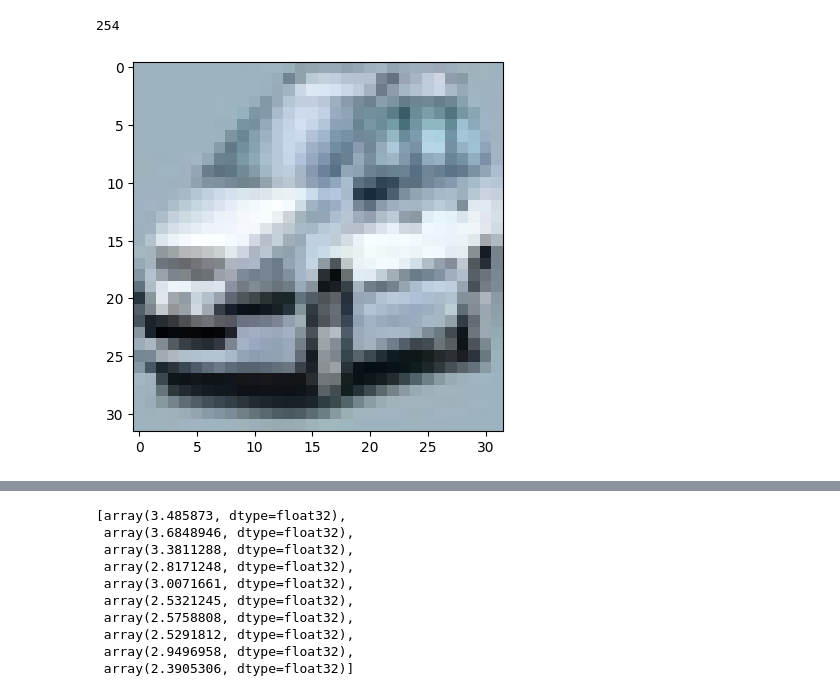
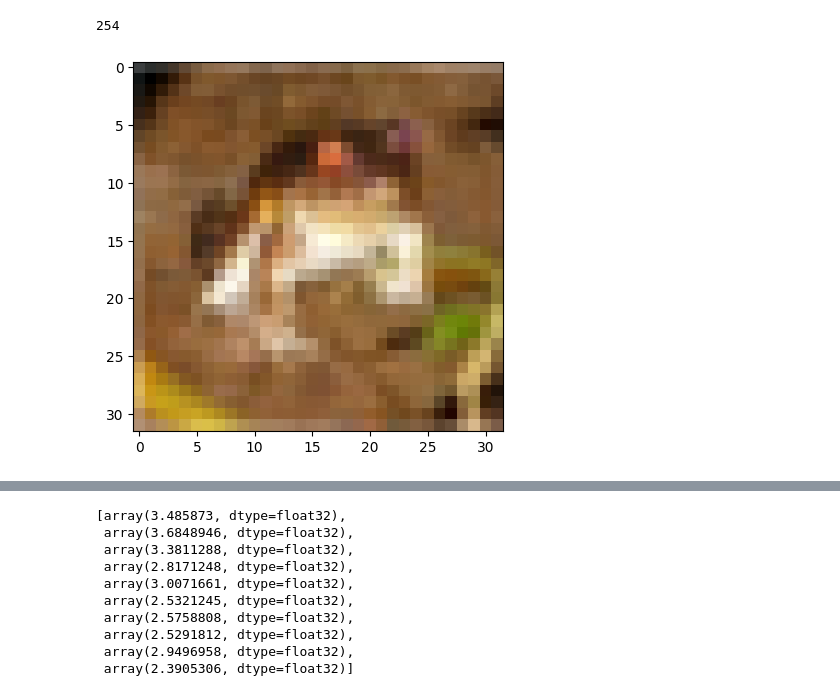
Before and after one commit to PhillzMike/ConvNetDotPY, a Jupyter notebook: ConvNetDot_Notebook.ipynb, the cells around one changed output, grey strips where cells are left out. Drawn from its saved outputs; the diff is of its cells as text; code cells hidden in the pictures.

```diff
--- a/ConvNetDot_Notebook.ipynb
+++ b/ConvNetDot_Notebook.ipynb
@@ -127,10 +127,12 @@ np.max(trainingImages[1])
 # %%
 trainingImages = trainingImages.astype(np.float32) / 255
 testImages = testImages.astype(np.float32) / 255
+# %%
+trainingImages[0] = np.flip(trainingImages[0], 0)
 # %%
-showRandomImage(trainingImages)
+showRandomImage(trainingImages[:1])
 # %% [output]
-[figure, old version]
+[figure, new version]
 # %%
 trainingImages = (trainingImages - 0.5)/0.5
 testImages = (testImages - 0.5)/0.5
```
Also changed, not shown: parts of 7 cells of this notebook, 1 other file.
